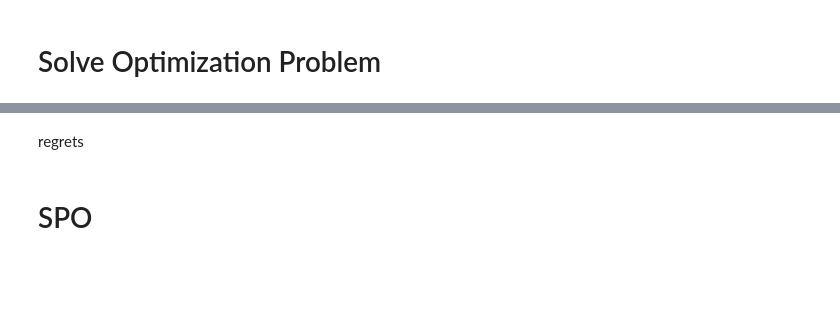
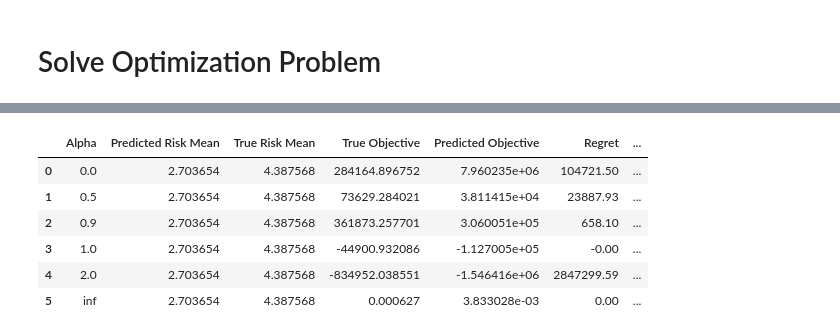
Before and after one commit to DennisWang2488/Fairness-Decision-Focused-Loss, a Jupyter notebook: The Paper/eda.ipynb, the cells around one changed output, grey strips where cells are left out. Cells and saved outputs as stored; diff of their text form; code cells hidden in the pictures; blank space fills up the shorter version.

```diff
--- a/The Paper/eda.ipynb
+++ b/The Paper/eda.ipynb
@@ -325,4 +456,13 @@ twoStagePTO(model, feats_sample, gainF_sample, risk_sample, cost_sample, Q, alph
-# %% [markdown]
-regrets
-# %% [markdown]
-# SPO
+# %%
+# results.to_csv('data/results.csv', index=False)
+# results = twoStagePTO(model, feats_sample, gainF_sample, risk_sample, cost_sample, Q, alphas=[0,.5,.9,1,2,'inf'])
+results = pd.read_csv('data/results.csv')
+results
+# %% [output]
+|  | Alpha | Predicted Risk Mean | True Risk Mean | True Objective | Predicted Objective | Regret | ... |
+| 0 | 0.0 | 2.703654 | 4.387568 | 284164.896752 | 7.960235e+06 | 104721.50 | ... |
+| 1 | 0.5 | 2.703654 | 4.387568 | 73629.284021 | 3.811415e+04 | 23887.93 | ... |
+| 2 | 0.9 | 2.703654 | 4.387568 | 361873.257701 | 3.060051e+05 | 658.10 | ... |
+| 3 | 1.0 | 2.703654 | 4.387568 | -44900.932086 | -1.127005e+05 | -0.00 | ... |
+| 4 | 2.0 | 2.703654 | 4.387568 | -834952.038551 | -1.546416e+06 | 2847299.59 | ... |
+| 5 | inf | 2.703654 | 4.387568 | 0.000627 | 3.833028e-03 | 0.00 | ... |
```
Also changed, not shown: parts of 22 cells of this notebook, 6 other files.
